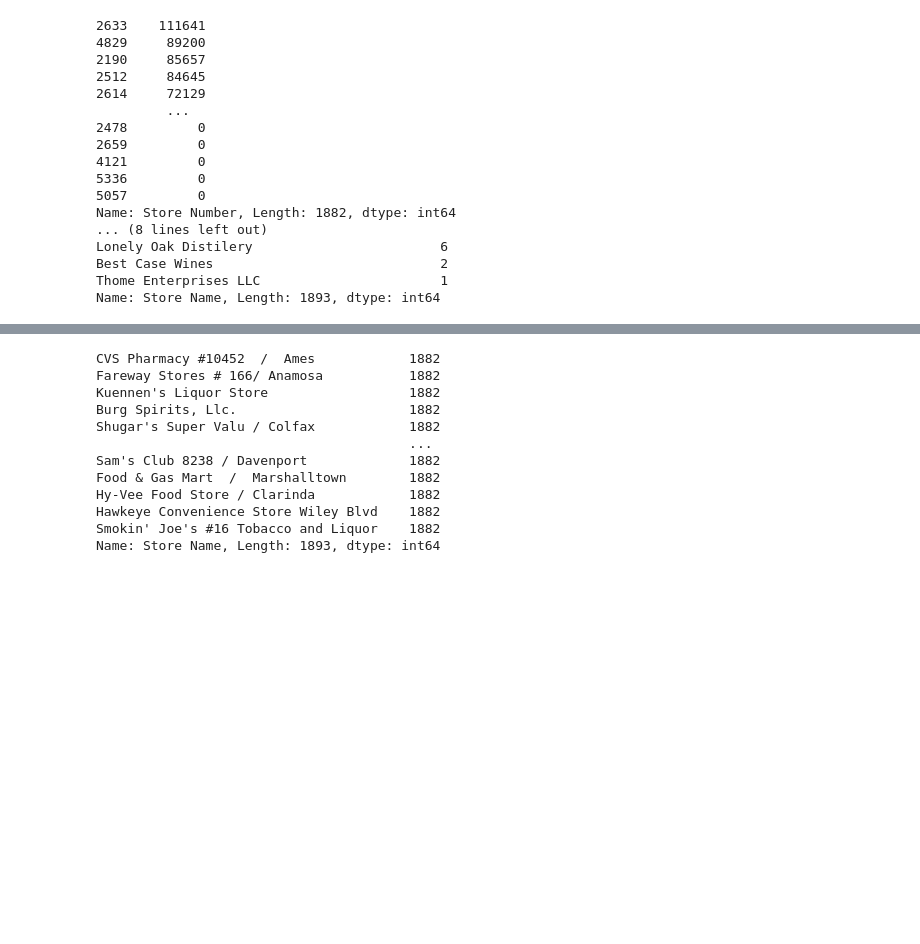
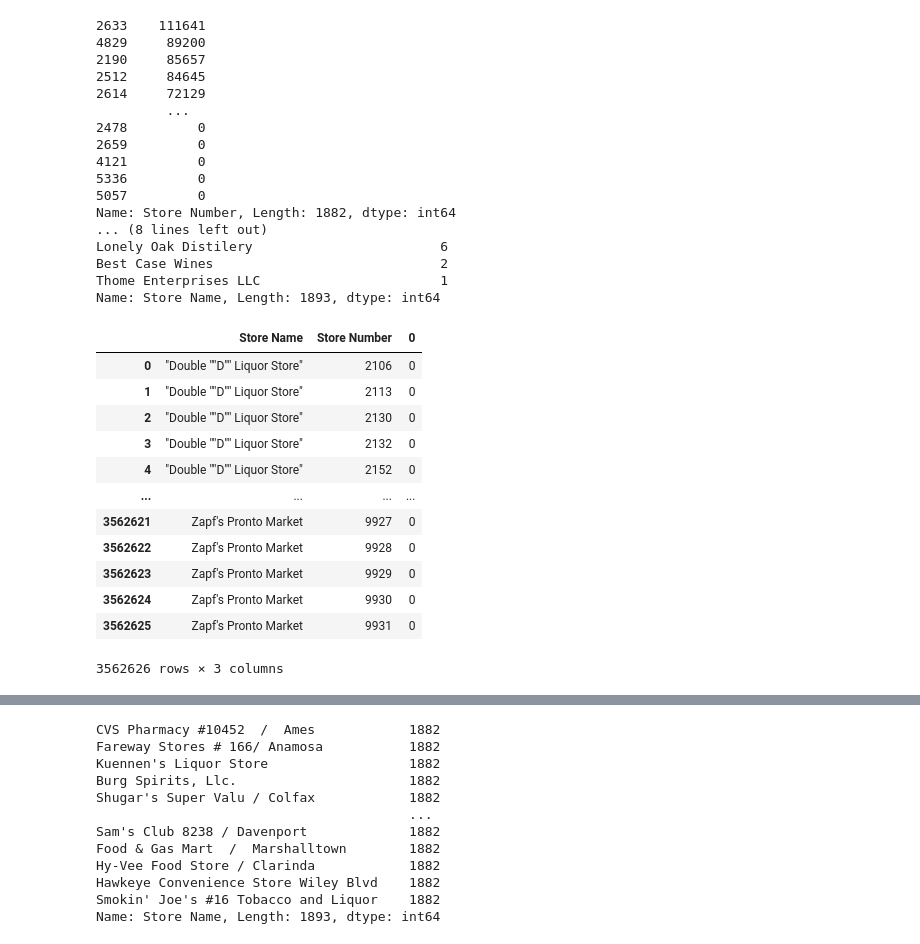
Before and after one commit to MelodyJIN-Y/MAST30034FinalProject, a Jupyter notebook: Final_project_new.ipynb, the cells around one changed output, grey strips where cells are left out. Cells and saved outputs as stored; diff of their text form; code cells hidden in the pictures; blank space fills up the shorter version.

```diff
--- a/Final_project_new.ipynb
+++ b/Final_project_new.ipynb
@@ -209,4 +232,20 @@ Lonely Oak Distilery                        6
 Best Case Wines                             2
 Thome Enterprises LLC                       1
 Name: Store Name, Length: 1893, dtype: int64
+# %%
+data_filtered.groupby(["Store Name","Store Number"]).size().reset_index()
+# %% [output]
+|  | Store Name | Store Number | 0 |
+| 0 | "Double ""D"" Liquor Store" | 2106 | 0 |
+| 1 | "Double ""D"" Liquor Store" | 2113 | 0 |
+| 2 | "Double ""D"" Liquor Store" | 2130 | 0 |
+| 3 | "Double ""D"" Liquor Store" | 2132 | 0 |
+| 4 | "Double ""D"" Liquor Store" | 2152 | 0 |
+| ... | ... | ... | ... |
+| 3562621 | Zapf's Pronto Market | 9927 | 0 |
+| 3562622 | Zapf's Pronto Market | 9928 | 0 |
+| 3562623 | Zapf's Pronto Market | 9929 | 0 |
+| 3562624 | Zapf's Pronto Market | 9930 | 0 |
+| 3562625 | Zapf's Pronto Market | 9931 | 0 |
+3562626 rows × 3 columns
 # %%
```
Also changed, not shown: parts of 14 cells of this notebook.
